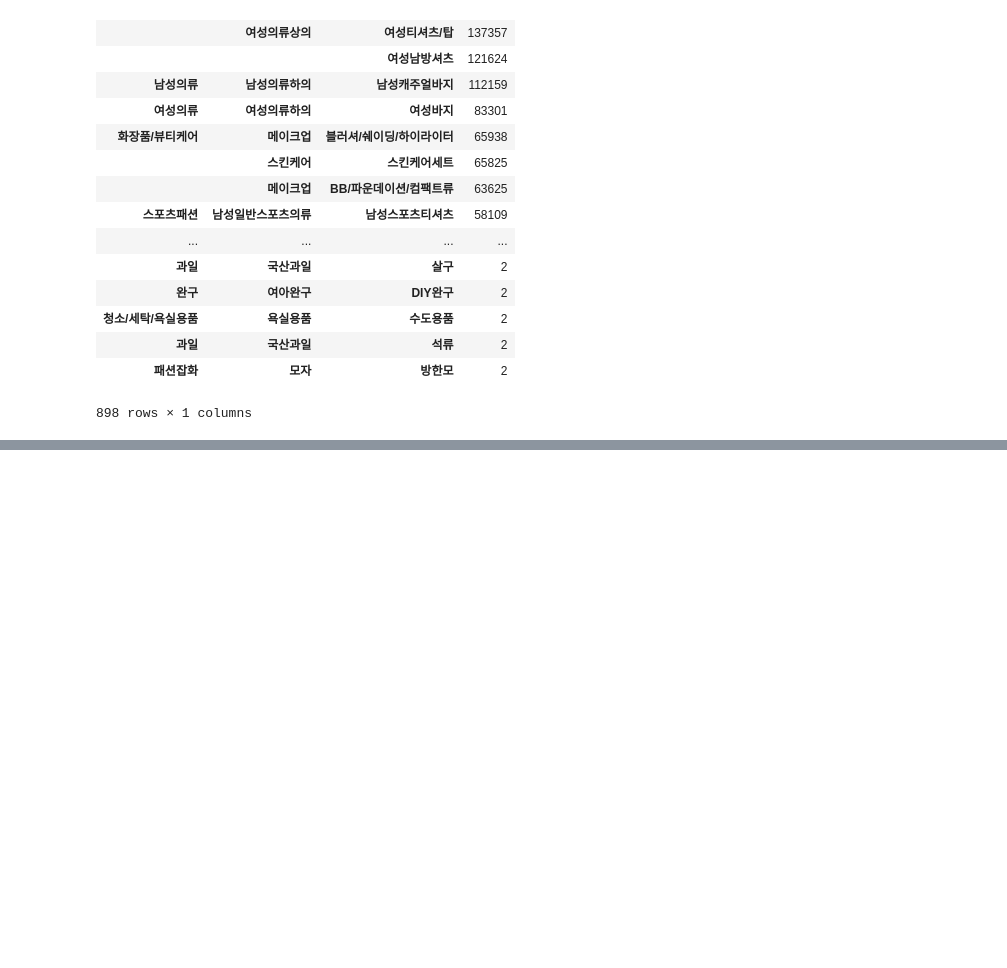
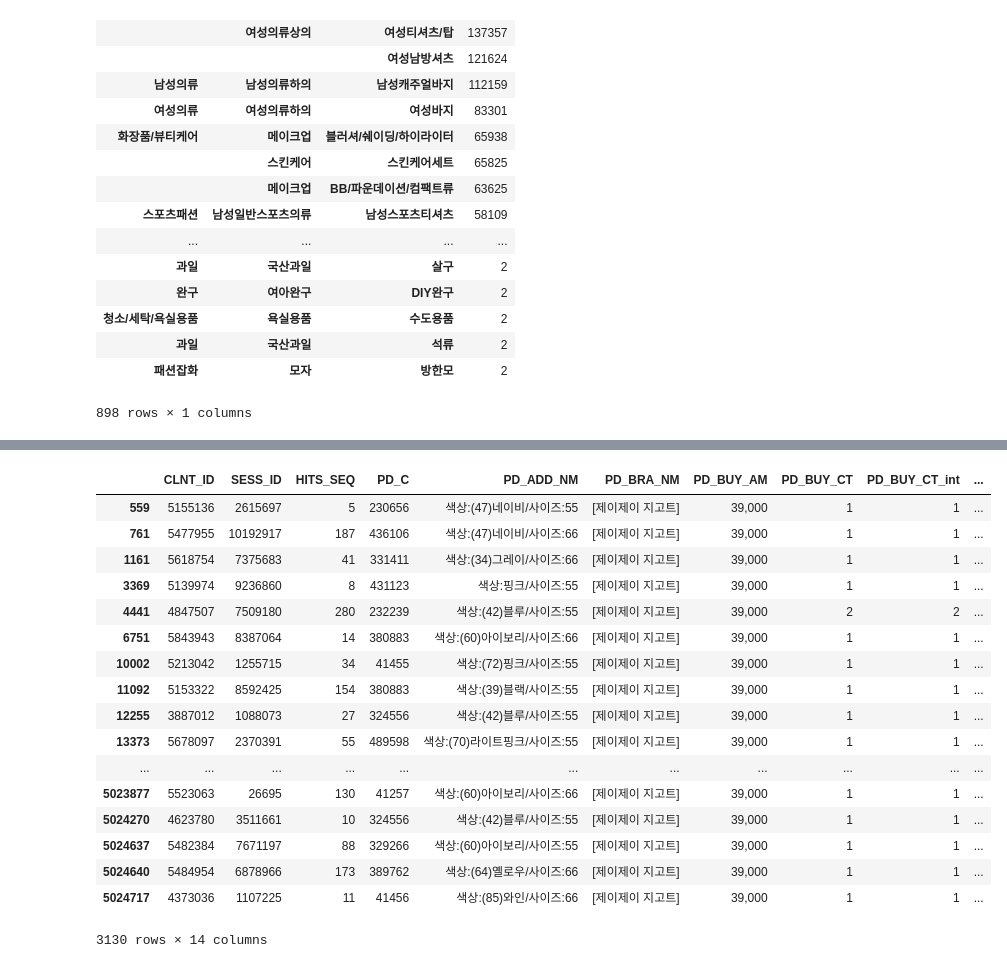
Before and after one commit to Junhojuno/L.Point-BigData-Competition, a Jupyter notebook: code/EDA/1.EDA_Product.ipynb, the cells around one changed output, grey strips where cells are left out. Drawn from its saved outputs; the diff is of its cells as text; code cells hidden in the pictures; blank space fills up the shorter version.

```diff
--- a/code/EDA/1.EDA_Product.ipynb
+++ b/code/EDA/1.EDA_Product.ipynb
@@ -372,0 +383,21 @@ int인것도 있고...object인것도 있다...what the...
+# %%
+product_master.loc[product_master.PD_BRA_NM == "[제이제이 지고트]" ,:]
+# %% [output]
+|  | CLNT_ID | SESS_ID | HITS_SEQ | PD_C | PD_ADD_NM | PD_BRA_NM | PD_BUY_AM | PD_BUY_CT | PD_BUY_CT_int | ... |
+| 559 | 5155136 | 2615697 | 5 | 230656 | 색상:(47)네이비/사이즈:55 | [제이제이 지고트] | 39,000 | 1 | 1 | ... |
+| 761 | 5477955 | 10192917 | 187 | 436106 | 색상:(47)네이비/사이즈:66 | [제이제이 지고트] | 39,000 | 1 | 1 | ... |
+| 1161 | 5618754 | 7375683 | 41 | 331411 | 색상:(34)그레이/사이즈:66 | [제이제이 지고트] | 39,000 | 1 | 1 | ... |
+| 3369 | 5139974 | 9236860 | 8 | 431123 | 색상:핑크/사이즈:55 | [제이제이 지고트] | 39,000 | 1 | 1 | ... |
+| 4441 | 4847507 | 7509180 | 280 | 232239 | 색상:(42)블루/사이즈:55 | [제이제이 지고트] | 39,000 | 2 | 2 | ... |
+| 6751 | 5843943 | 8387064 | 14 | 380883 | 색상:(60)아이보리/사이즈:66 | [제이제이 지고트] | 39,000 | 1 | 1 | ... |
+| 10002 | 5213042 | 1255715 | 34 | 41455 | 색상:(72)핑크/사이즈:55 | [제이제이 지고트] | 39,000 | 1 | 1 | ... |
+| 11092 | 5153322 | 8592425 | 154 | 380883 | 색상:(39)블랙/사이즈:55 | [제이제이 지고트] | 39,000 | 1 | 1 | ... |
+| 12255 | 3887012 | 1088073 | 27 | 324556 | 색상:(42)블루/사이즈:55 | [제이제이 지고트] | 39,000 | 1 | 1 | ... |
+| 13373 | 5678097 | 2370391 | 55 | 489598 | 색상:(70)라이트핑크/사이즈:55 | [제이제이 지고트] | 39,000 | 1 | 1 | ... |
+| ... | ... | ... | ... | ... | ... | ... | ... | ... | ... | ... |
+| 5023877 | 5523063 | 26695 | 130 | 41257 | 색상:(60)아이보리/사이즈:66 | [제이제이 지고트] | 39,000 | 1 | 1 | ... |
+| 5024270 | 4623780 | 3511661 | 10 | 324556 | 색상:(42)블루/사이즈:55 | [제이제이 지고트] | 39,000 | 1 | 1 | ... |
+| 5024637 | 5482384 | 7671197 | 88 | 329266 | 색상:(60)아이보리/사이즈:55 | [제이제이 지고트] | 39,000 | 1 | 1 | ... |
+| 5024640 | 5484954 | 6878966 | 173 | 389762 | 색상:(64)옐로우/사이즈:66 | [제이제이 지고트] | 39,000 | 1 | 1 | ... |
+| 5024717 | 4373036 | 1107225 | 11 | 41456 | 색상:(85)와인/사이즈:66 | [제이제이 지고트] | 39,000 | 1 | 1 | ... |
+3130 rows × 14 columns
```
Also changed, not shown: parts of 16 cells of this notebook.
